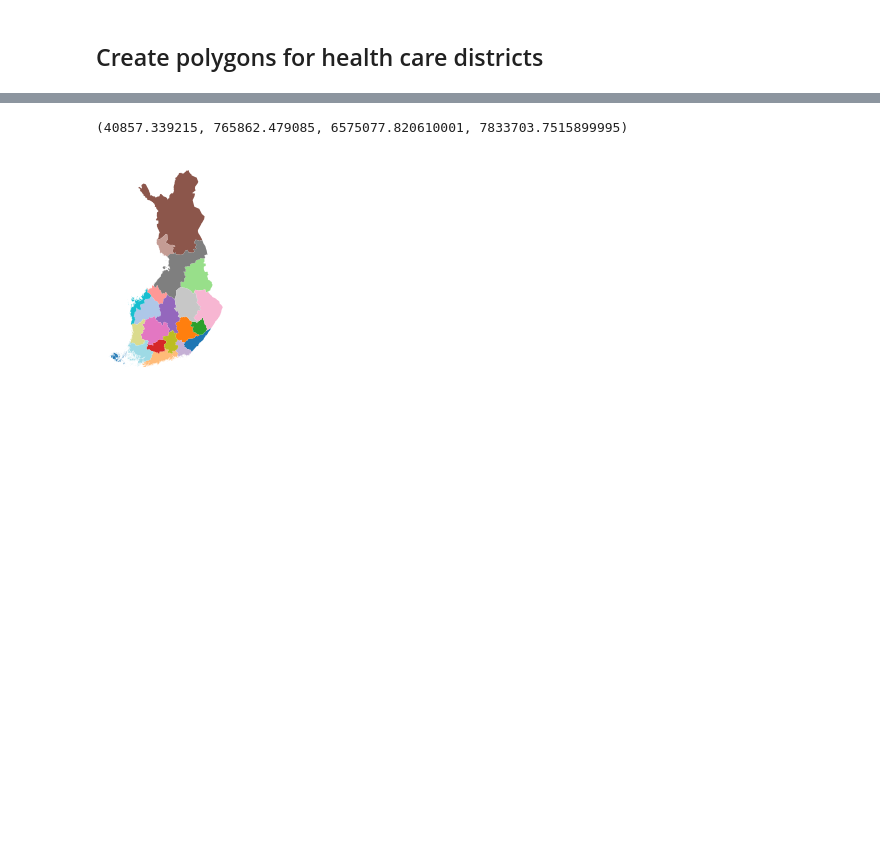
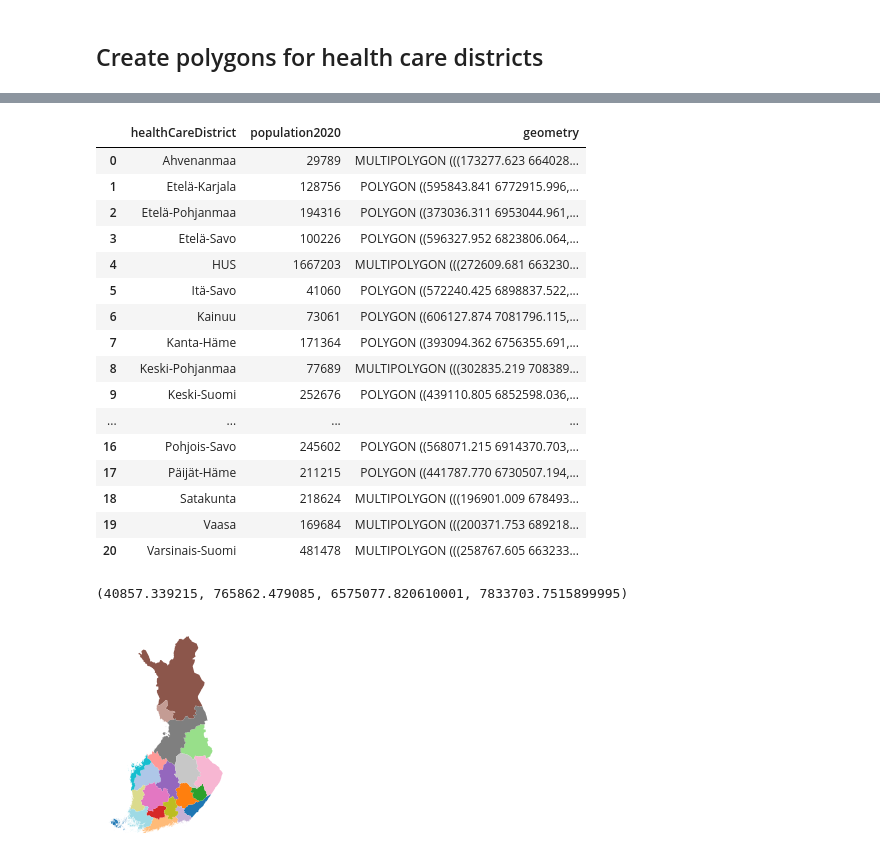
Before and after one commit to VuokkoH/koronavirus-avoindata, a Jupyter notebook: create_health_district_polygons.ipynb, the cells around one changed output, grey strips where cells are left out. Cells and saved outputs as stored; diff of their text form; code cells hidden in the pictures; blank space fills up the shorter version.

Commit message:
adding health district population 2020

```diff
--- a/create_health_district_polygons.ipynb
+++ b/create_health_district_polygons.ipynb
@@ -140,4 +195,4 @@ Name: healthCareDistrict, dtype: int64
 ## Create polygons for health care districts
 # %%
 # Dissolve (=combine) municipality polygon geometries for each health care district
-districts = geodata.dissolve(by='healthCareDistrict')
+districts = geodata.dissolve(by='healthCareDistrict', aggfunc="sum")
@@ -144,7 +209,27 @@ districts = geodata.dissolve(by='healthCareDistrict')
 # %%
 districts.reset_index(inplace=True)
 # %%
-districts = districts[['healthCareDistrict', 'geometry']]
+districts = districts[['healthCareDistrict','population2020','geometry']]
+# %%
+districts
+# %% [output]
+|  | healthCareDistrict | population2020 | geometry |
+| 0 | Ahvenanmaa | 29789 | MULTIPOLYGON (((173277.623 664028... |
+| 1 | Etelä-Karjala | 128756 | POLYGON ((595843.841 6772915.996,... |
+| 2 | Etelä-Pohjanmaa | 194316 | POLYGON ((373036.311 6953044.961,... |
+| 3 | Etelä-Savo | 100226 | POLYGON ((596327.952 6823806.064,... |
+| 4 | HUS | 1667203 | MULTIPOLYGON (((272609.681 663230... |
+| 5 | Itä-Savo | 41060 | POLYGON ((572240.425 6898837.522,... |
+| 6 | Kainuu | 73061 | POLYGON ((606127.874 7081796.115,... |
+| 7 | Kanta-Häme | 171364 | POLYGON ((393094.362 6756355.691,... |
+| 8 | Keski-Pohjanmaa | 77689 | MULTIPOLYGON (((302835.219 708389... |
+| 9 | Keski-Suomi | 252676 | POLYGON ((439110.805 6852598.036,... |
+| ... | ... | ... | ... |
+| 16 | Pohjois-Savo | 245602 | POLYGON ((568071.215 6914370.703,... |
+| 17 | Päijät-Häme | 211215 | POLYGON ((441787.770 6730507.194,... |
+| 18 | Satakunta | 218624 | MULTIPOLYGON (((196901.009 678493... |
+| 19 | Vaasa | 169684 | MULTIPOLYGON (((200371.753 689218... |
+| 20 | Varsinais-Suomi | 481478 | MULTIPOLYGON (((258767.605 663233... |
 # %%
 districts.plot(column='healthCareDistrict', scheme="equal_interval",cmap='tab20', k=20)
 plt.axis('off')
```
Also changed, not shown: parts of 23 cells of this notebook, 3 other files.
